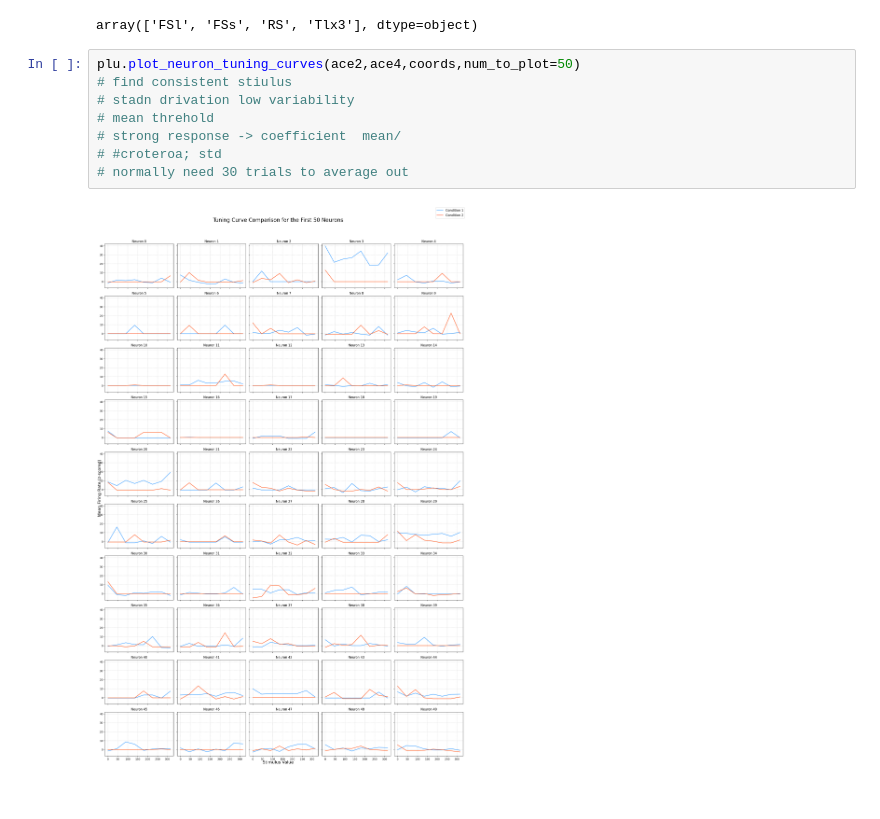
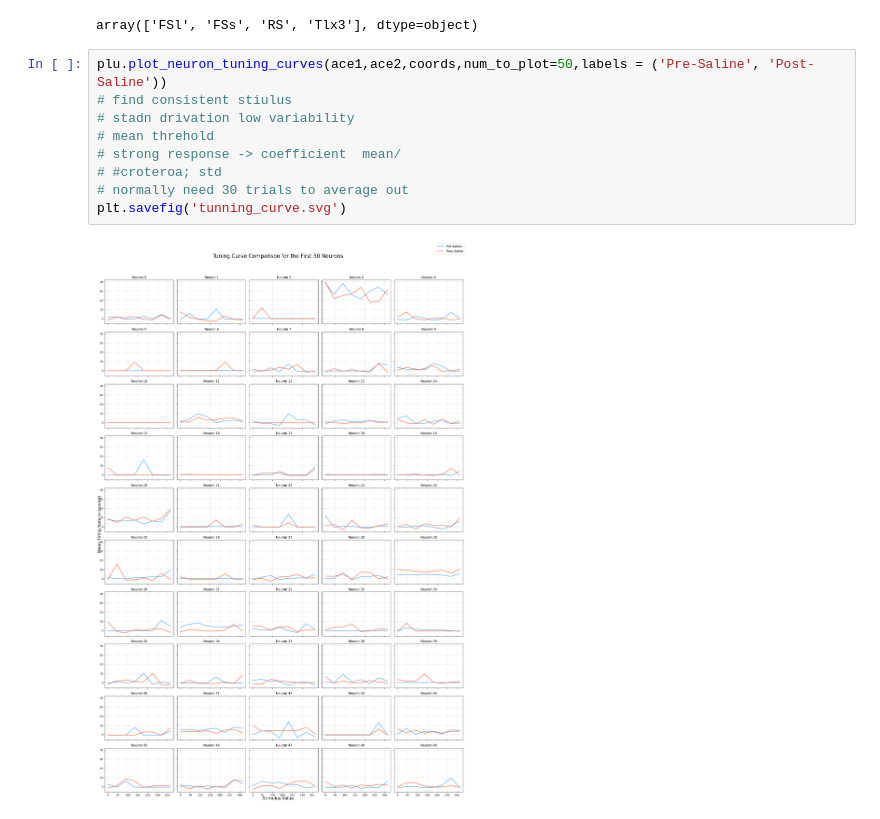
Before and after one commit to JunoWuu/Halluci-Nations, a Jupyter notebook: code/stats_compiling_tuning.ipynb, the cells around one changed output. Drawn from its saved outputs; the diff is of its cells as text.

```diff
--- a/code/stats_compiling_tuning.ipynb
+++ b/code/stats_compiling_tuning.ipynb
@@ -100,12 +100,13 @@ np.unique(cell_type)
 # %% [output]
 array(['FSl', 'FSs', 'RS', 'Tlx3'], dtype=object)
 # %%
-plu.plot_neuron_tuning_curves(ace2,ace4,coords,num_to_plot=50)
+plu.plot_neuron_tuning_curves(ace1,ace2,coords,num_to_plot=50,labels = ('Pre-Saline', 'Post-Saline'))
 # find consistent stiulus
 # stadn drivation low variability
 # mean threhold
 # strong response -> coefficient  mean/
 # #croteroa; std
 # normally need 30 trials to average out
+plt.savefig('tunning_curve.svg')
 # %% [output]
-[figure, old version]
+[figure, new version]
```
Also changed, not shown: 2 other files.
